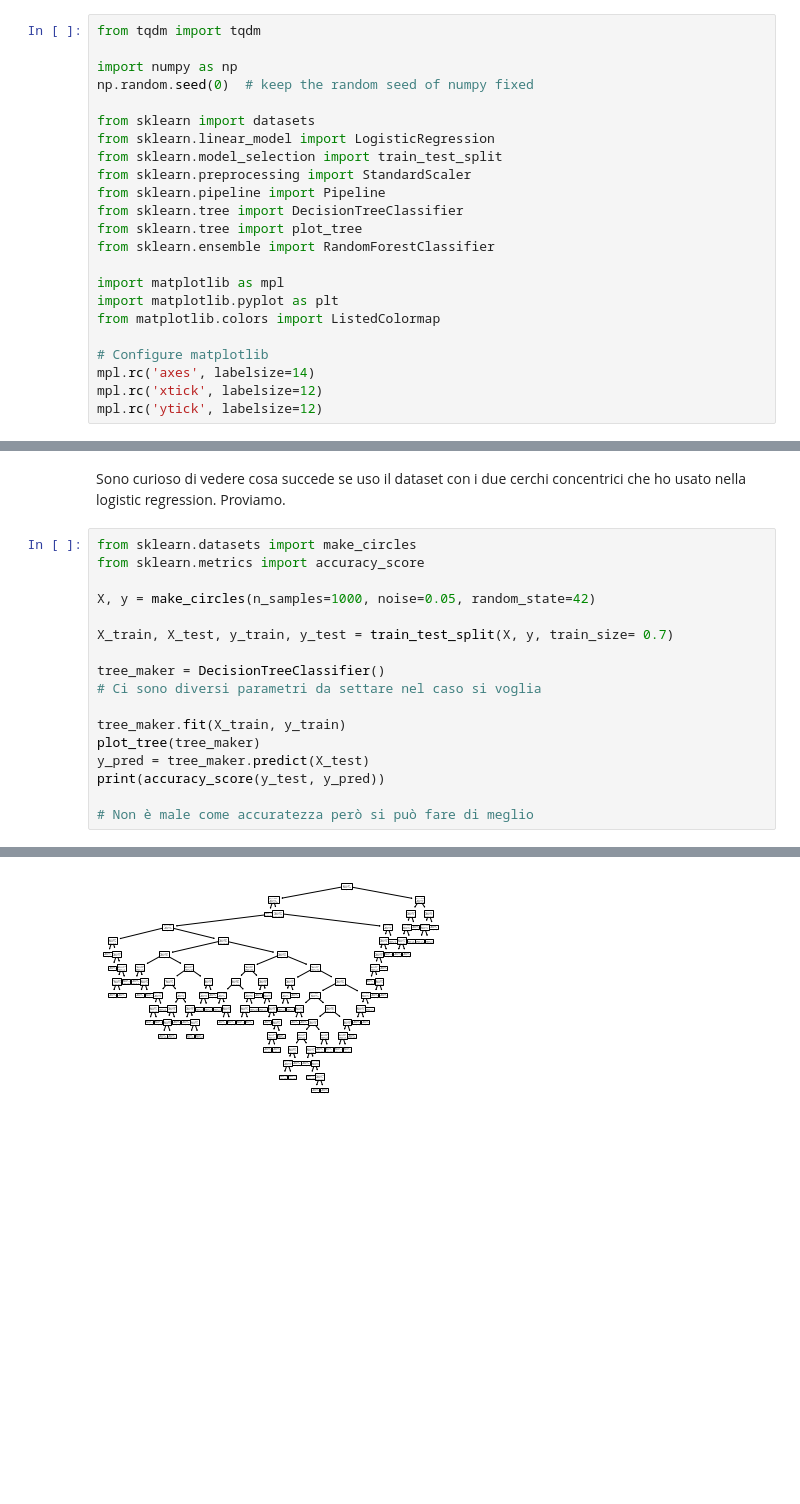
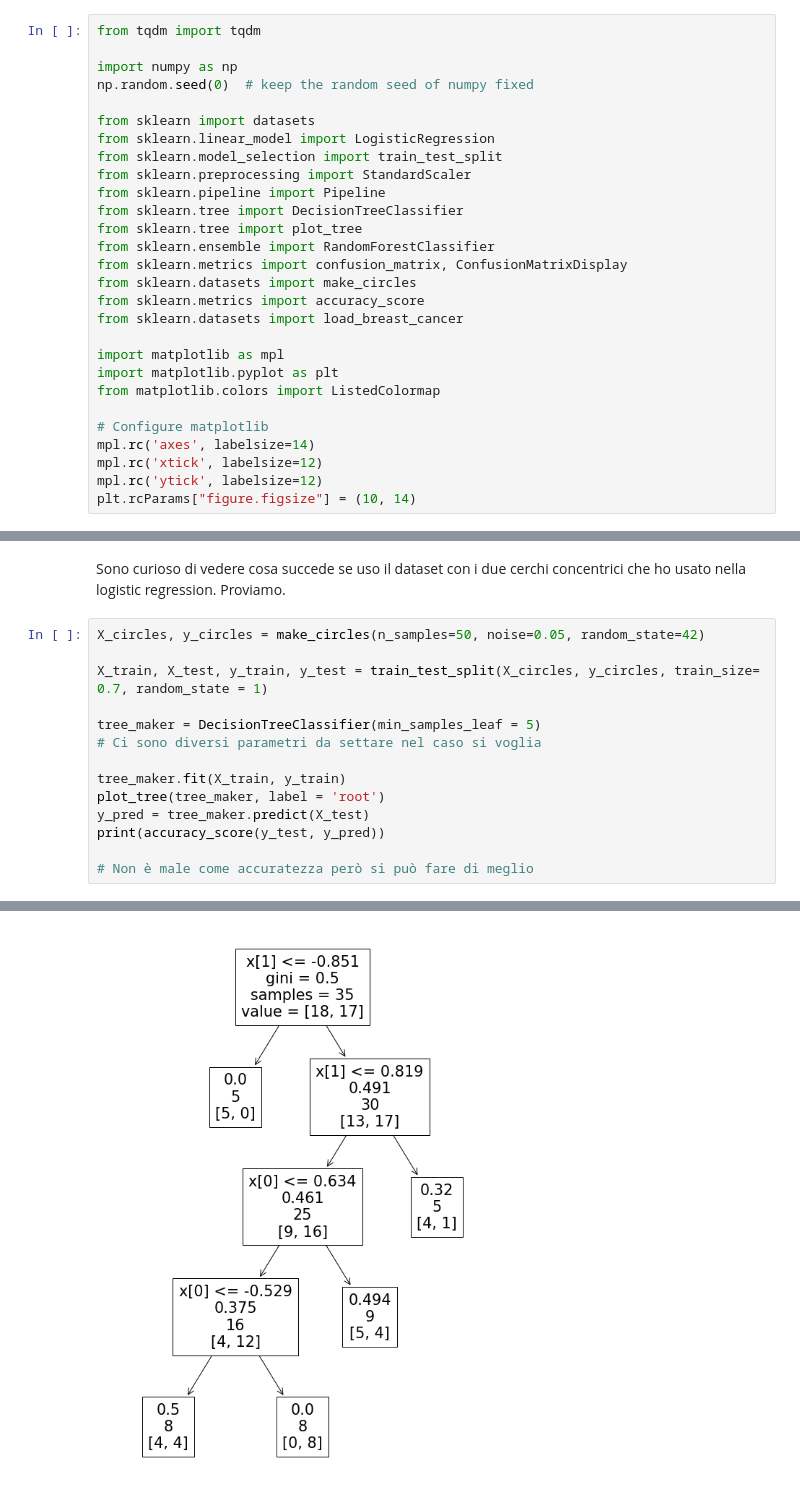
Before and after one commit to dcapelli02/Codice-Tesi-Triennale-Prova, a Jupyter notebook: Prova per Classification Trees.ipynb, the cells around one changed output, grey strips where cells are left out. Drawn from its saved outputs; the diff is of its cells as text; blank space fills up the shorter version.

```diff
--- a/Prova per Classification Trees.ipynb
+++ b/Prova per Classification Trees.ipynb
@@ -16,6 +16,10 @@ from sklearn.pipeline import Pipeline
 from sklearn.tree import DecisionTreeClassifier
 from sklearn.tree import plot_tree
 from sklearn.ensemble import RandomForestClassifier
+from sklearn.metrics import confusion_matrix, ConfusionMatrixDisplay
+from sklearn.datasets import make_circles
+from sklearn.metrics import accuracy_score
+from sklearn.datasets import load_breast_cancer
 
 import matplotlib as mpl
 import matplotlib.pyplot as plt
@@ -25,6 +29,7 @@ from matplotlib.colors import ListedColormap
 mpl.rc('axes', labelsize=14)
 mpl.rc('xtick', labelsize=12)
 mpl.rc('ytick', labelsize=12)
+plt.rcParams["figure.figsize"] = (10, 14)
 # %% [markdown]
 Dobbiamo anche scegliere un dataset su cui lavorare. Forse ha senso usare come base l'Iris Dataset.
 # %%
@@ -112,18 +67,15 @@ plot_tree(tree_maker)
 # %% [markdown]
 Sono curioso di vedere cosa succede se uso il dataset con i due cerchi concentrici che ho usato nella logistic regression. Proviamo.
 # %%
-from sklearn.datasets import make_circles
-from sklearn.metrics import accuracy_score
+X_circles, y_circles = make_circles(n_samples=50, noise=0.05, random_state=42)
 
-X, y = make_circles(n_samples=1000, noise=0.05, random_state=42)
+X_train, X_test, y_train, y_test = train_test_split(X_circles, y_circles, train_size= 0.7, random_state = 1)
 
-X_train, X_test, y_train, y_test = train_test_split(X, y, train_size= 0.7)
-
-tree_maker = DecisionTreeClassifier()
+tree_maker = DecisionTreeClassifier(min_samples_leaf = 5)
 # Ci sono diversi parametri da settare nel caso si voglia
 
 tree_maker.fit(X_train, y_train)
-plot_tree(tree_maker)
+plot_tree(tree_maker, label = 'root')
 y_pred = tree_maker.predict(X_test)
 print(accuracy_score(y_test, y_pred))
 
@@ -133 +85 @@ print(accuracy_score(y_test, y_pred))
-[figure, old version]
+[figure, new version]
```
Also changed, not shown: parts of 20 cells of this notebook, 3 other files.
